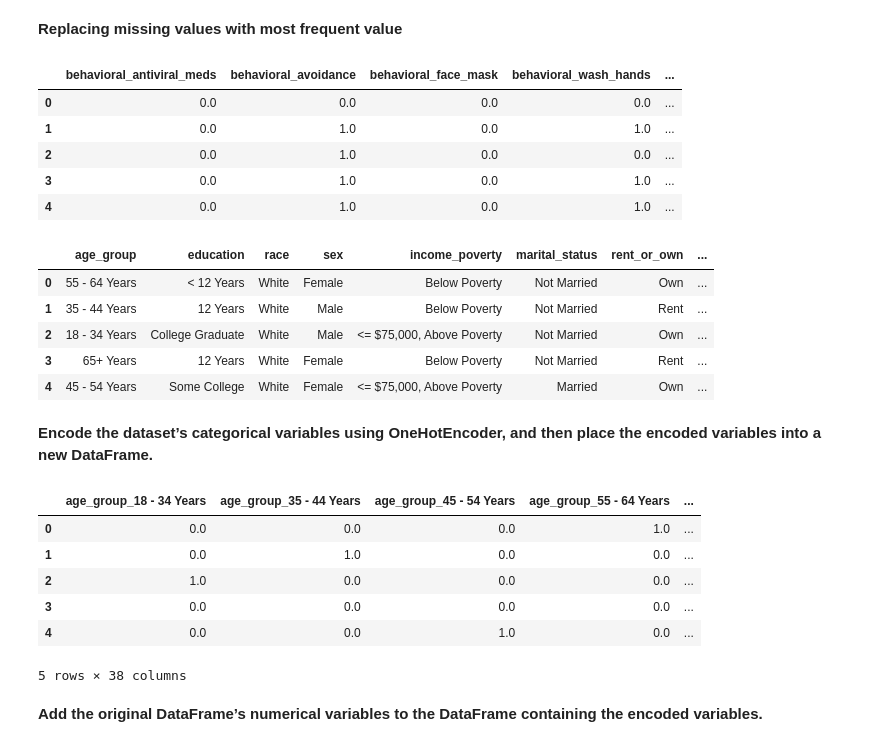
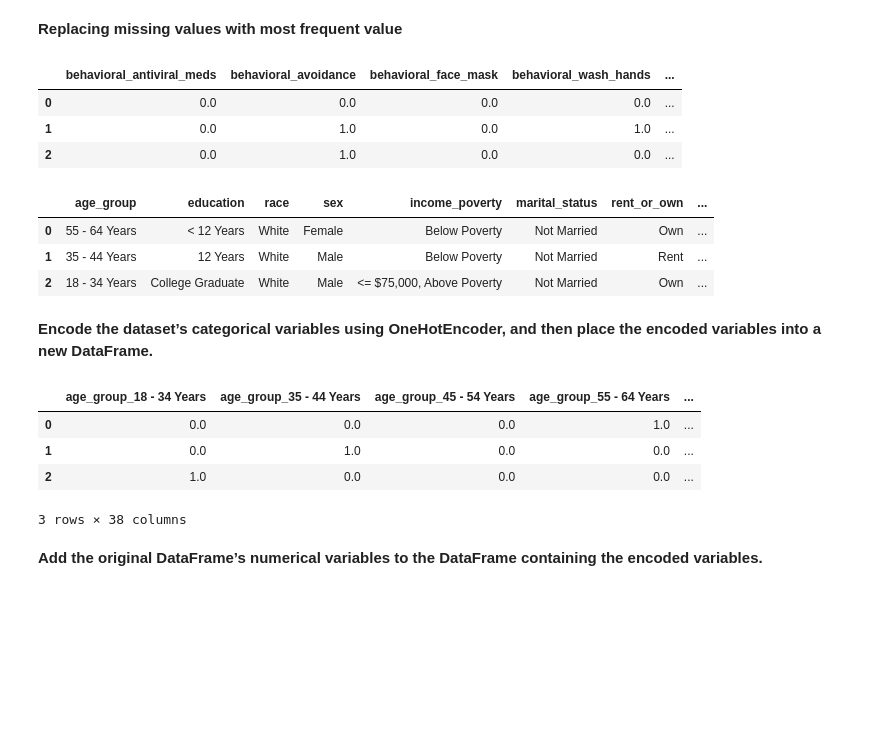
Before and after one commit to lfraccaro1/fintech_project_2, a Jupyter notebook: flu_vaccination_prediction.ipynb, the cells around one changed output. Cells and saved outputs as stored; diff of their text form; code cells hidden in the pictures; blank space fills up the shorter version.

```diff
--- a/flu_vaccination_prediction.ipynb
+++ b/flu_vaccination_prediction.ipynb
@@ -179,29 +193,25 @@ imp_mostfreq = SimpleImputer(strategy = "most_frequent", missing_values = np.nan
 # %%
 #replacing missing values
 df_numerical_variables_imputed = pd.DataFrame(imp_mostfreq.fit_transform(df_features[numerical_variables].loc[:,:]),
-                                   columns = df_features[numerical_variables].columns)
+                                              columns = df_features[numerical_variables].columns)
 
-df_numerical_variables_imputed.head()
+df_numerical_variables_imputed.head(3)
 # %% [output]
 |  | behavioral_antiviral_meds | behavioral_avoidance | behavioral_face_mask | behavioral_wash_hands | ... |
 | 0 | 0.0 | 0.0 | 0.0 | 0.0 | ... |
 | 1 | 0.0 | 1.0 | 0.0 | 1.0 | ... |
 | 2 | 0.0 | 1.0 | 0.0 | 0.0 | ... |
-| 3 | 0.0 | 1.0 | 0.0 | 1.0 | ... |
-| 4 | 0.0 | 1.0 | 0.0 | 1.0 | ... |
 # %%
 #replacing missing values
 df_categorical_variables_imputed = pd.DataFrame(imp_mostfreq.fit_transform(df_features[categorical_variables].loc[:,:]),
                                    columns = df_features[categorical_variables].columns)
 
-df_categorical_variables_imputed.head()
+df_categorical_variables_imputed.head(3)
 # %% [output]
 |  | age_group | education | race | sex | income_poverty | marital_status | rent_or_own | ... |
 | 0 | 55 - 64 Years | < 12 Years | White | Female | Below Poverty | Not Married | Own | ... |
 | 1 | 35 - 44 Years | 12 Years | White | Male | Below Poverty | Not Married | Rent | ... |
 | 2 | 18 - 34 Years | College Graduate | White | Male | <= $75,000, Above Poverty | Not Married | Own | ... |
-| 3 | 65+ Years | 12 Years | White | Female | Below Poverty | Not Married | Rent | ... |
-| 4 | 45 - 54 Years | Some College | White | Female | <= $75,000, Above Poverty | Married | Own | ... |
 # %% [markdown]
 **Encode the dataset’s categorical variables using OneHotEncoder, and then place the encoded variables into a new DataFrame.**
 # %%
@@ -217,15 +227,13 @@ encoded_df = pd.DataFrame(encoded_data,
                          )
 
 # Review the DataFrame
-encoded_df.head()
+encoded_df.head(3)
 # %% [output]
 |  | age_group_18 - 34 Years | age_group_35 - 44 Years | age_group_45 - 54 Years | age_group_55 - 64 Years | ... |
 | 0 | 0.0 | 0.0 | 0.0 | 1.0 | ... |
 | 1 | 0.0 | 1.0 | 0.0 | 0.0 | ... |
 | 2 | 1.0 | 0.0 | 0.0 | 0.0 | ... |
-| 3 | 0.0 | 0.0 | 0.0 | 0.0 | ... |
-| 4 | 0.0 | 0.0 | 1.0 | 0.0 | ... |
-5 rows × 38 columns
+3 rows × 38 columns
 # %% [markdown]
 **Add the original DataFrame’s numerical variables to the DataFrame containing the encoded variables.**
 # %%
```
Also changed, not shown: parts of 65 cells of this notebook.
